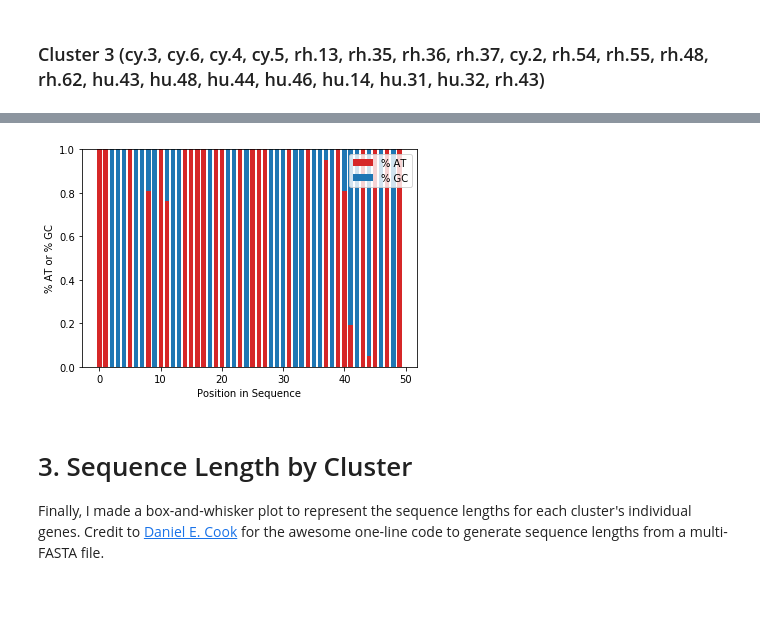
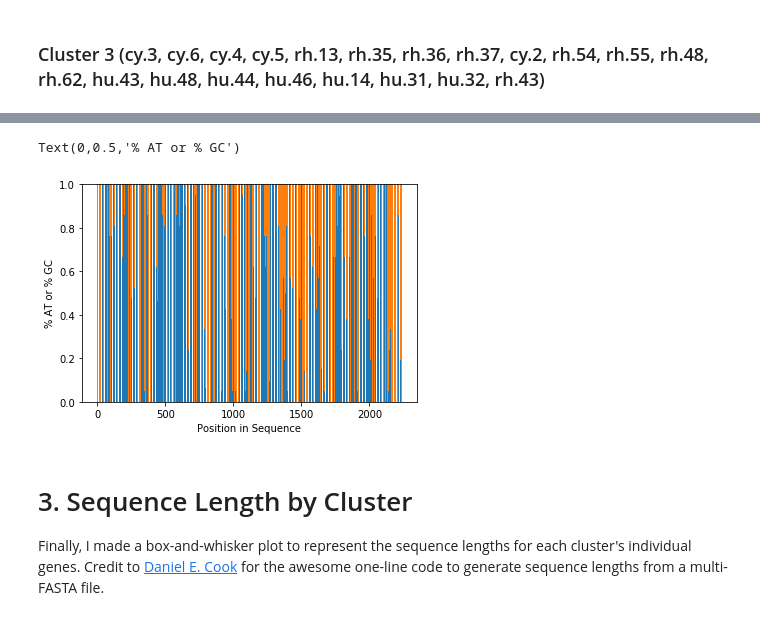
Before and after one commit to michael19348/BioE-131-Labs, a Jupyter notebook: Michael Xu_Lab 2.ipynb, the cells around one changed output, grey strips where cells are left out. Saved outputs shown, nothing was run; the diff lists cells and outputs as text; code cells hidden in the pictures.

```diff
--- a/Michael Xu_Lab 2.ipynb
+++ b/Michael Xu_Lab 2.ipynb
@@ -172,23 +137,37 @@ ATGGCTGCCGATGGTTATCTTCCAGATTGGCTCGAGGACAACCT...TAA rh.13
-# %%
-N = 50
-AT = (1.0, 1.0, 0.0, 0.0, 0.0, 1.0, 0.0, 0.0, 0.810, 0.0, 1.0, 0.762, 0.0, 0.0, 1.0, 1.0, 1.0, 1.0, 0.0, 1.0, 1.0, 0.0, 0.0, 1.0, 0.0, 1.0, 1.0, 1.0, 0.0, 0.0, 0.0, 1.0, 0.0, 0.0, 1.0, 0.0, 0.0, 0.952, 0.0, 1.0, 0.810, 0.190, 0.0, 1.0, 0.048, 1.0, 0.0, 1.0, 0.0, 1.0)
-GC = (0.0, 0.0, 1.0, 1.0, 1.0, 0.0, 1.0, 1.0, 0.190, 1.0, 0.0, 0.238, 1.0, 1.0, 0.0, 0.0, 0.0, 0.0, 1.0, 0.0, 0.0, 1.0, 1.0, 0.0, 1.0, 0.0, 0.0, 0.0, 1.0, 1.0, 1.0, 0.0, 1.0, 1.0, 0.0, 1.0, 1.0, 0.048, 1.0, 0.0, 0.190, 0.810, 1.0, 0.0, 0.952, 0.0, 1.0, 0.0, 1.0, 0.0)
-
-index = np.arange(N)
-width = 0.7
-
-p1 = plt.bar(index, AT, width, color='#d62728')
-p2 = plt.bar(index, GC, width, bottom=AT)
-
-plt.xlabel('Position in Sequence')
-plt.ylabel('% AT or % GC')
-plt.xticks((0, 10, 20, 30, 40, 50))
-plt.yticks((0.0, 0.2, 0.4, 0.6, 0.8, 1.0))
-plt.legend((p1[0], p2[0]), ('% AT', '% GC'))
-
-plt.show()
-# %% [output]
-[figure, removed]
+# %%
+# This defines each cluster and calculates their GC and total nucleotide count.
+
+cluster3 = ["cy.3","cy.6","cy.4","cy.5","rh.13","rh.35","rh.36","rh.37","cy.2","rh.54","rh.55","rh.48","rh.62","hu.43","hu.48","hu.44","hu.46","hu.14","hu.31","hu.32","rh.43"]
+seqClust3 = []
+for rec in SeqIO.parse("seqs.aligned.fa","fasta"):
+    if rec.name in cluster3:
+        seqClust3.append(rec.seq)
+GCList = [0 for i in seqClust3[0]]
+totalList = [0 for i in seqClust3[0]]
+for rec in seqClust3:
+    for i in range(len(seqClust3[0])):
+        if rec[i] != '-':
+            totalList[i] += 1;
+            if rec[i] == 'G' or rec[i] == 'C':
+                GCList[i] += 1;
+
+# This calculates the AT/GC ratio.
+
+reList = []
+for i in range(len(GCList)):
+    if totalList[i] == 0:
+        reList.append(0)
+    else:
+        reList.append(GCList[i] / totalList[i])
+
+# Cluster 2 Bar Graph (orange is % AT, blue is % GC)
+plt.bar((range(len(reList))), reList)
+plt.bar((range(len(reList))), [1-x for x in reList], bottom=reList)
+plt.xlabel('Position in Sequence')
+plt.ylabel('% AT or % GC')
+# %% [output]
+Text(0,0.5,'% AT or % GC')
+[figure, added]
 # %% [markdown]
 # 3. Sequence Length by Cluster
 
```
Also changed, not shown: parts of 11 cells of this notebook.
